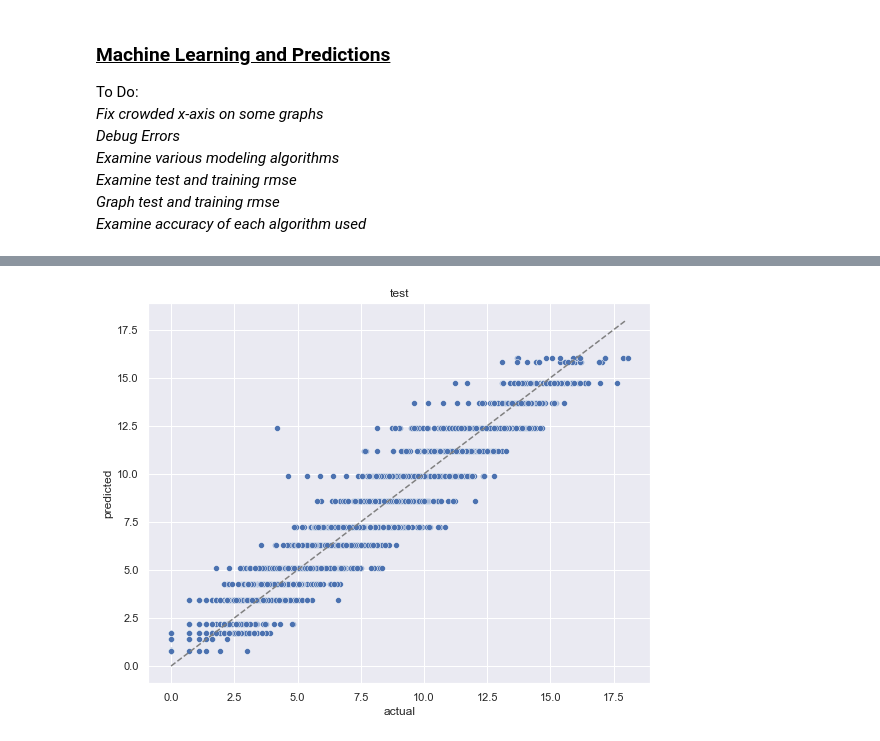
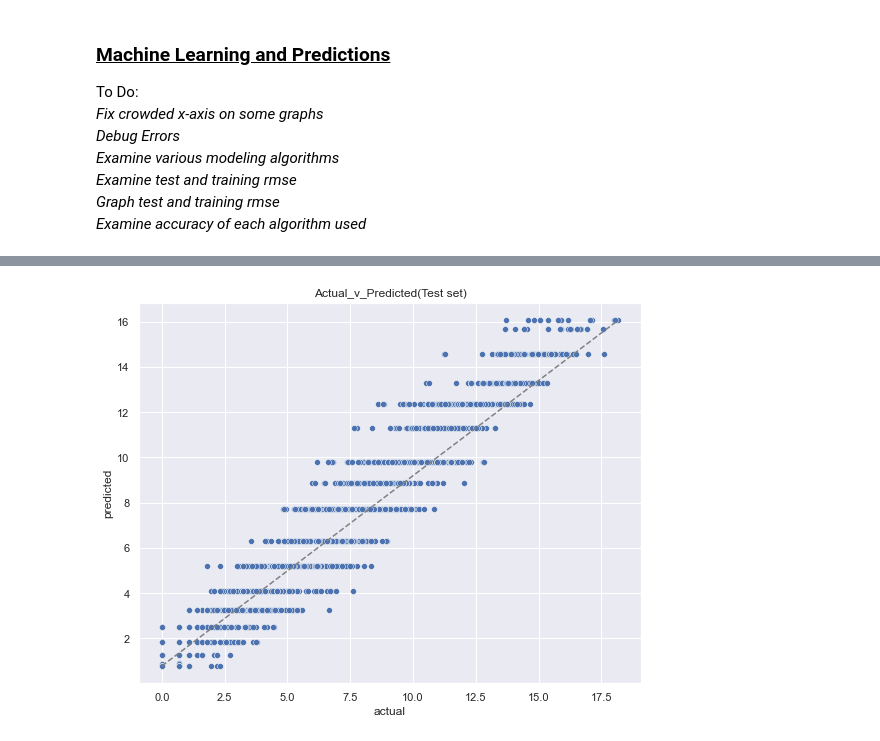
Before and after one commit to bryanaguiar/Data-Science-Group-Project, a Jupyter notebook: Playstore_Analysis_Data_Clean_Up.ipynb, the cells around one changed output, grey strips where cells are left out. Drawn from its saved outputs; the diff is of its cells as text; code cells hidden in the pictures.

```diff
--- a/Playstore_Analysis_Data_Clean_Up.ipynb
+++ b/Playstore_Analysis_Data_Clean_Up.ipynb
@@ -479,7 +485,7 @@ def rmse(predicted, actual):
 def plot_actual_predicted(actual, predicted, title):
     # YOUR CODE HERE
     sns.scatterplot(actual, predicted)
-    plt.plot([0, 18], [0, 18], color = 'grey', ls='--')
+    plt.plot([min(actual), max(actual)], [min(predicted), max(predicted)], color = 'grey', ls='--')
     plt.title(title)
     plt.xlabel('actual')
     plt.ylabel('predicted')
@@ -532,5 +538,5 @@ r-squared value of regr: 0.9300
 # %%
-plot_actual_predicted(y_test, predicted, 'test')
+plot_actual_predicted(y_test, predicted, 'Actual_v_Predicted(Test set)')
 # %% [output]
-[figure, old version]
+[figure, new version]
 # %%
```
Also changed, not shown: parts of 23 cells of this notebook.
